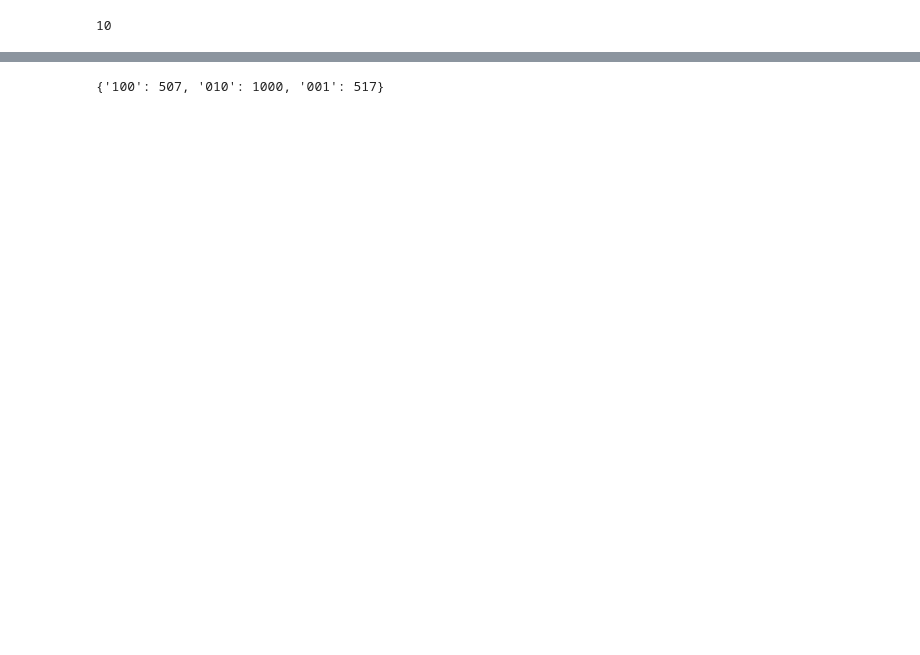
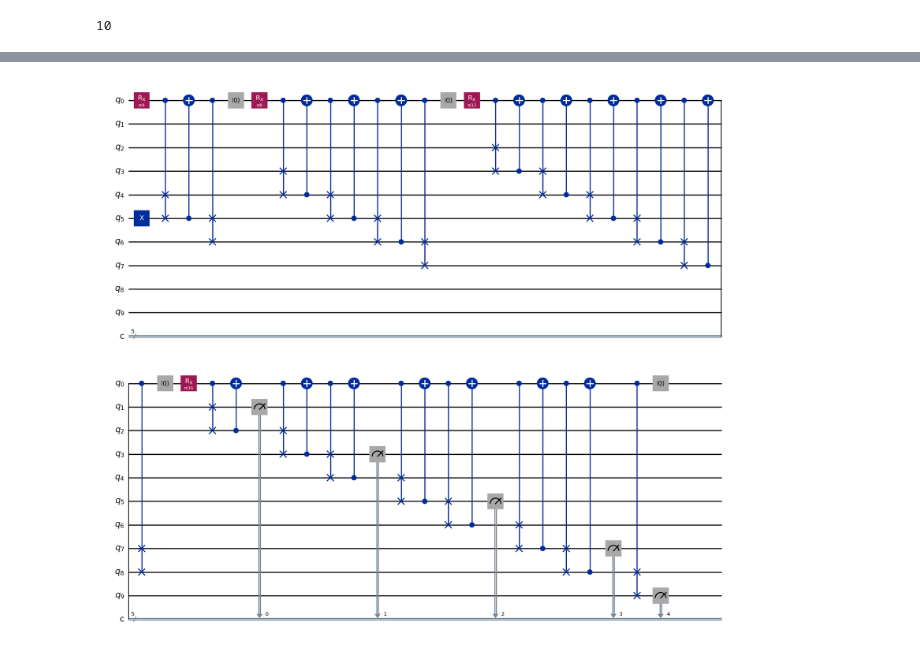
Before and after one commit to SuramyaAngdembay/quantum-galton-box, a Jupyter notebook: notebooks/peg.ipynb, the cells around one changed output, grey strips where cells are left out. Drawn from its saved outputs; the diff is of its cells as text; code cells hidden in the pictures; blank space fills up the shorter version.

```diff
--- a/notebooks/peg.ipynb
+++ b/notebooks/peg.ipynb
@@ -128,7 +219,7 @@ plot_histogram(counts)
 # %%
-print(counts)
+exponential_board.draw('mpl')
 # %% [output]
-{'100': 507, '010': 1000, '001': 517}
+[figure, added]
 # %%
 def mse(counts):
     empirical = []
```
Also changed, not shown: parts of 31 cells of this notebook, 4 other files.
